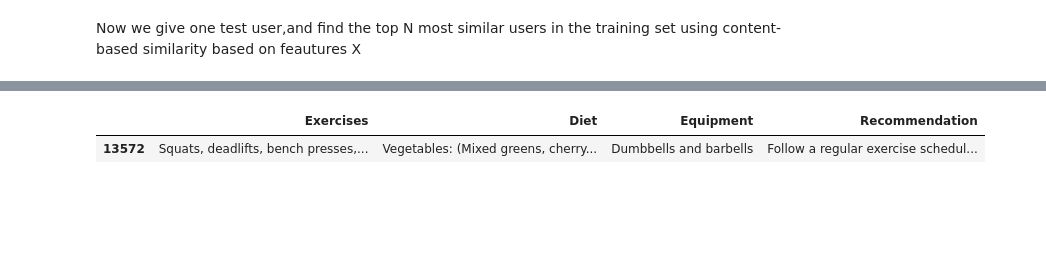
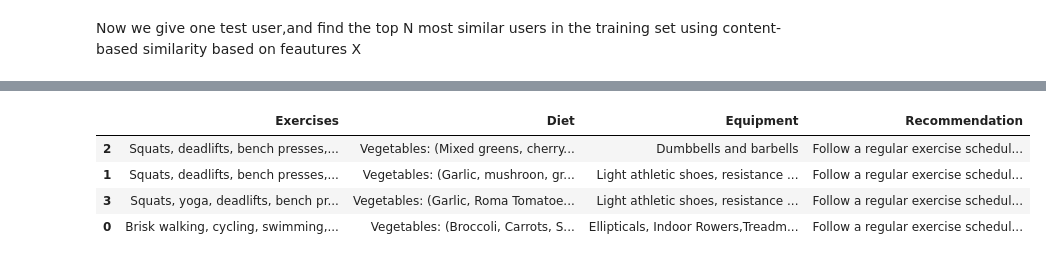
Before and after one commit to Faycal99/Recommendation_System_For_Sports, a Jupyter notebook: RecommendationSystemFirstTry.ipynb, the cells around one changed output, grey strips where cells are left out. Drawn from its saved outputs; the diff is of its cells as text; code cells hidden in the pictures; blank space fills up the shorter version.

```diff
--- a/RecommendationSystemFirstTry.ipynb
+++ b/RecommendationSystemFirstTry.ipynb
@@ -72,0 +74,3 @@ test_idx = X_test.index
+# %%
+train_clusters = df.loc[train_idx, 'cluster']
+test_clusters = df.loc[test_idx, 'cluster']
@@ -120,0 +153,7 @@ def hybrid_recommendation(test_row_pos, alpha=0.5, top_n=5):
+# %%
+scores = []
+for i in range(len(X_test)):
+    score = evaluate_recommendations(i, top_n=5)
+    scores.append(score)
+
+print(f"Mean recommendation similarity over test set: {np.mean(scores):.4f}")
@@ -121,5 +296,40 @@ def hybrid_recommendation(test_row_pos, alpha=0.5, top_n=5):
+# %%
+def hybrid_recommendation(test_row_pos, top_n=5, alpha=0.5):
+    cf_result = cf_clustered_recommendation(test_row_pos, top_n * 2)  # Get more candidates
+    cbf_result = content_based_clustered(test_row_pos, top_n * 2)
+
+    if cf_result is None and cbf_result is None:
+        return pd.DataFrame([{'Exercises': 'No match', 'Diet': '-', 'Equipment': '-', 'Recommendation': '-'}])
+
+    if cf_result is None:
+        print(" CF failed (no feedback), fallback to CBF only.\n")
+        return cbf_result.head(top_n)
+
+    if cbf_result is None:
+        print(" CBF failed, fallback to CF only.\n")
+        return cf_result.head(top_n)
+
+    # Assign scores (manual example)
+    cf_result = cf_result.copy()
+    cbf_result = cbf_result.copy()
+
+    cf_result['score'] = [1 - (i / top_n) for i in range(len(cf_result))]
+    cbf_result['score'] = [1 - (i / top_n) for i in range(len(cbf_result))]
+
+    # Normalize weights
+    cf_result['score'] *= alpha
+    cbf_result['score'] *= (1 - alpha)
+
+    combined = pd.concat([cf_result, cbf_result])
+    combined = combined.groupby(['Exercises', 'Diet', 'Equipment', 'Recommendation'], as_index=False)['score'].sum()
+    combined = combined.sort_values(by='score', ascending=False).head(top_n)
+
+    return combined.drop(columns=['score'])
 # %%
-hybrid_recommendation(test_row_pos=1, alpha=0.5, top_n=1)
+hybrid_recommendation(test_row_pos=1, top_n=5, alpha=0.5)
 # %% [output]
 |  | Exercises | Diet | Equipment | Recommendation |
-| 13572 | Squats, deadlifts, bench presses,... | Vegetables: (Mixed greens, cherry... | Dumbbells and barbells | Follow a regular exercise schedul... |
+| 2 | Squats, deadlifts, bench presses,... | Vegetables: (Mixed greens, cherry... | Dumbbells and barbells | Follow a regular exercise schedul... |
+| 1 | Squats, deadlifts, bench presses,... | Vegetables: (Garlic, mushroon, gr... | Light athletic shoes, resistance ... | Follow a regular exercise schedul... |
+| 3 | Squats, yoga, deadlifts, bench pr... | Vegetables: (Garlic, Roma Tomatoe... | Light athletic shoes, resistance ... | Follow a regular exercise schedul... |
+| 0 | Brisk walking, cycling, swimming,... | Vegetables: (Broccoli, Carrots, S... | Ellipticals, Indoor Rowers,Treadm... | Follow a regular exercise schedul... |
```
Also changed, not shown: parts of 42 cells of this notebook.
